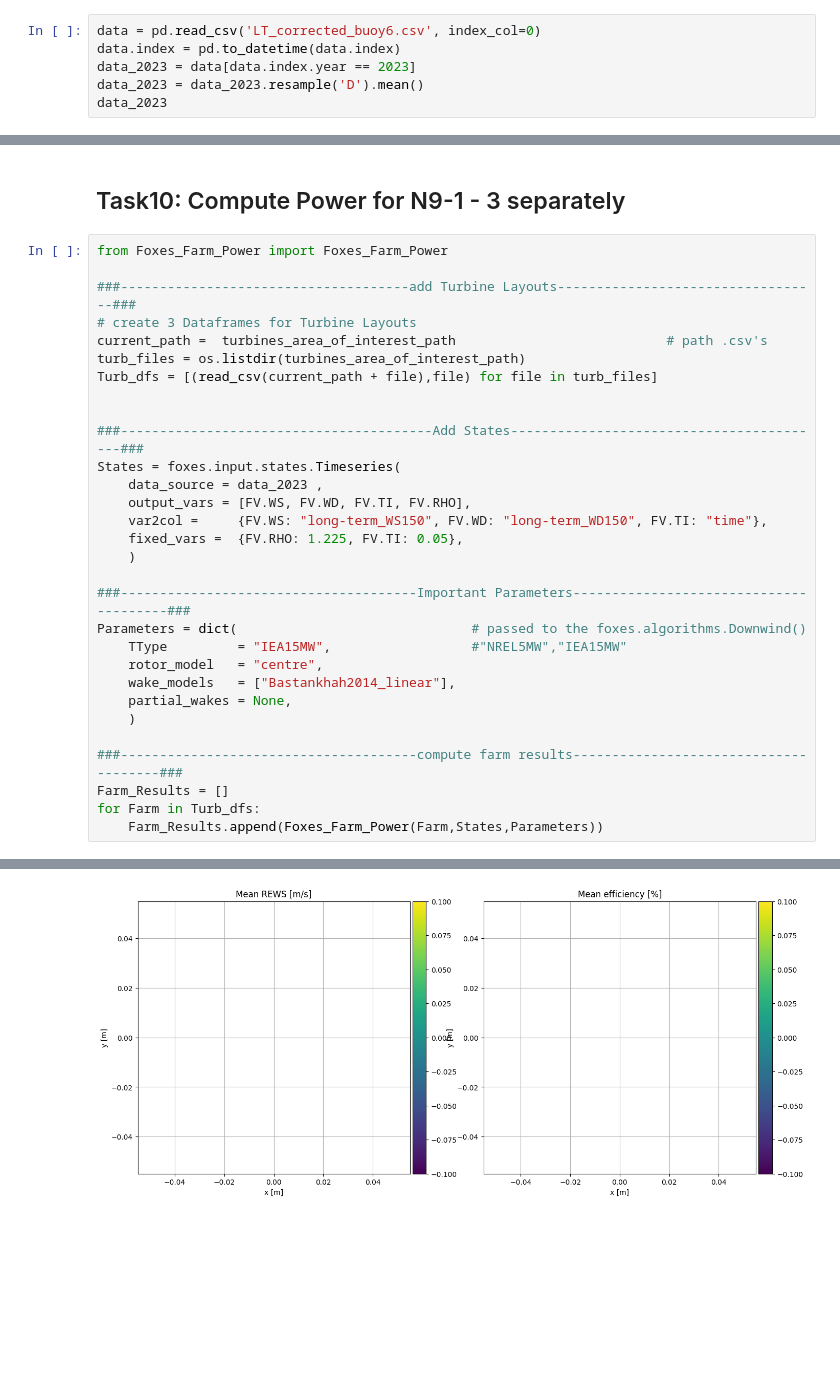
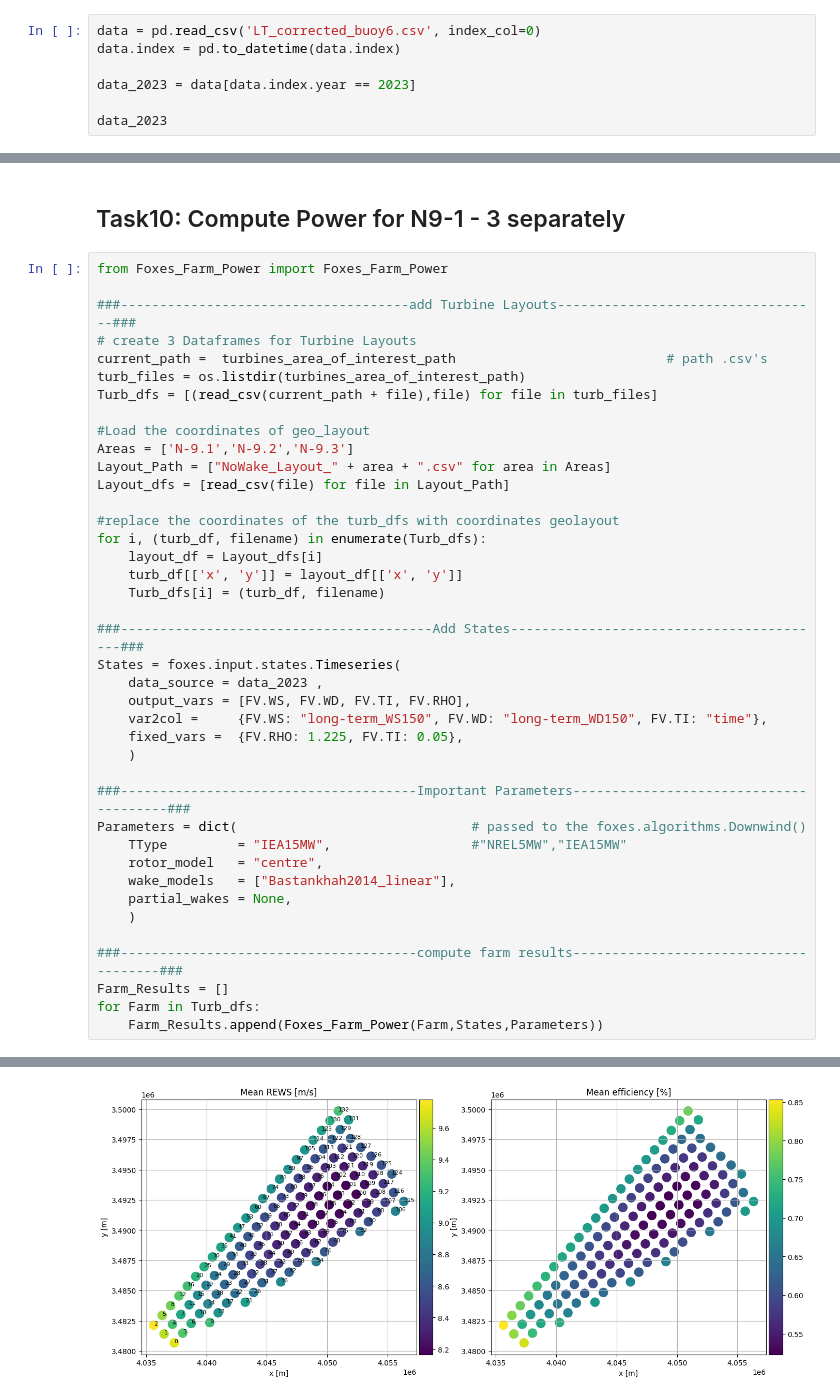
Before and after one commit to boujuan/StudentProject-Yield-Predictions-Offshore, a Jupyter notebook: 08_task10_yield_singlefram.ipynb, the cells around one changed output, grey strips where cells are left out. Drawn from its saved outputs; the diff is of its cells as text; blank space fills up the shorter version.

```diff
--- a/08_task10_yield_singlefram.ipynb
+++ b/08_task10_yield_singlefram.ipynb
@@ -26,8 +28,9 @@ def read_csv(path):
 # %%
 data = pd.read_csv('LT_corrected_buoy6.csv', index_col=0)
 data.index = pd.to_datetime(data.index)
+
 data_2023 = data[data.index.year == 2023]
-data_2023 = data_2023.resample('D').mean()
+
 data_2023
 # %% [output]
 |  | long-term_WS150 | long-term_WD150 |
@@ -55,6 +58,16 @@ current_path =  turbines_area_of_interest_path                           # path
 turb_files = os.listdir(turbines_area_of_interest_path)
 Turb_dfs = [(read_csv(current_path + file),file) for file in turb_files]
 
+#Load the coordinates of geo_layout
+Areas = ['N-9.1','N-9.2','N-9.3']
+Layout_Path = ["NoWake_Layout_" + area + ".csv" for area in Areas]
+Layout_dfs = [read_csv(file) for file in Layout_Path]
+
+#replace the coordinates of the turb_dfs with coordinates geolayout
+for i, (turb_df, filename) in enumerate(Turb_dfs):
+    layout_df = Layout_dfs[i]
+    turb_df[['x', 'y']] = layout_df[['x', 'y']]
+    Turb_dfs[i] = (turb_df, filename)
 
 ###----------------------------------------Add States-----------------------------------------###
 States = foxes.input.states.Timeseries(
@@ -84,2 +97,2 @@ Calculating wind farm power for layout-N-9.1.geom.csv for Wake Model: ['Bastankh
 Efficiency added to farm results
-[figure, old version]
+[figure, new version]
```
Also changed, not shown: parts of 8 cells of this notebook, 5 other files.
